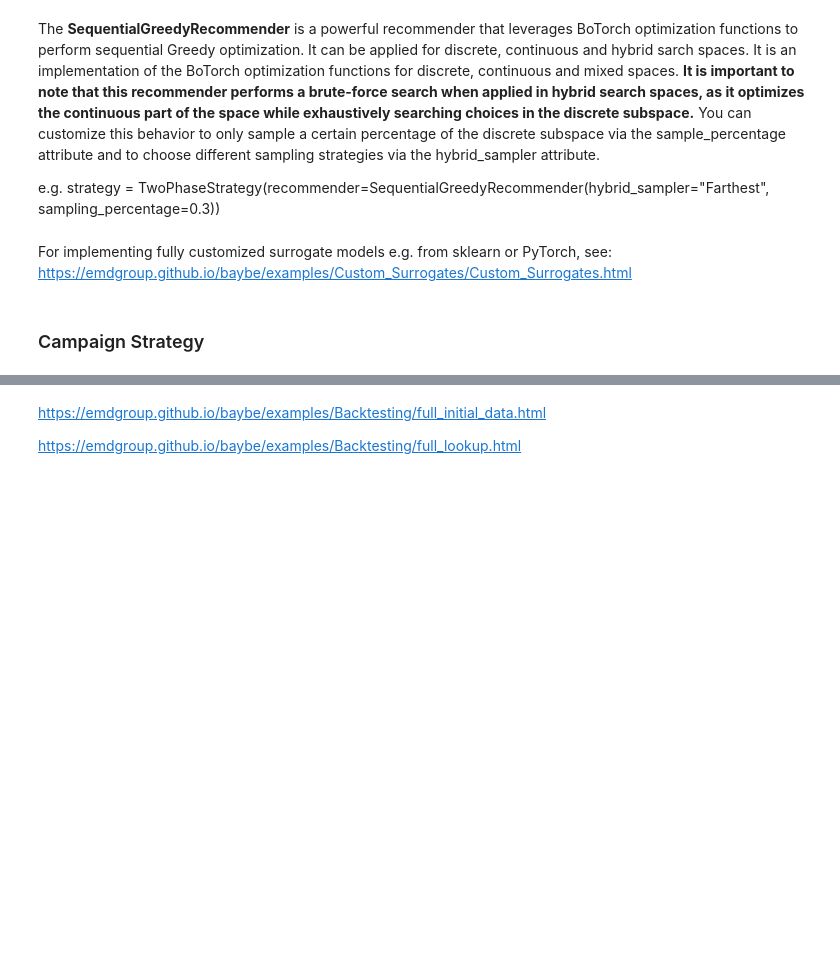
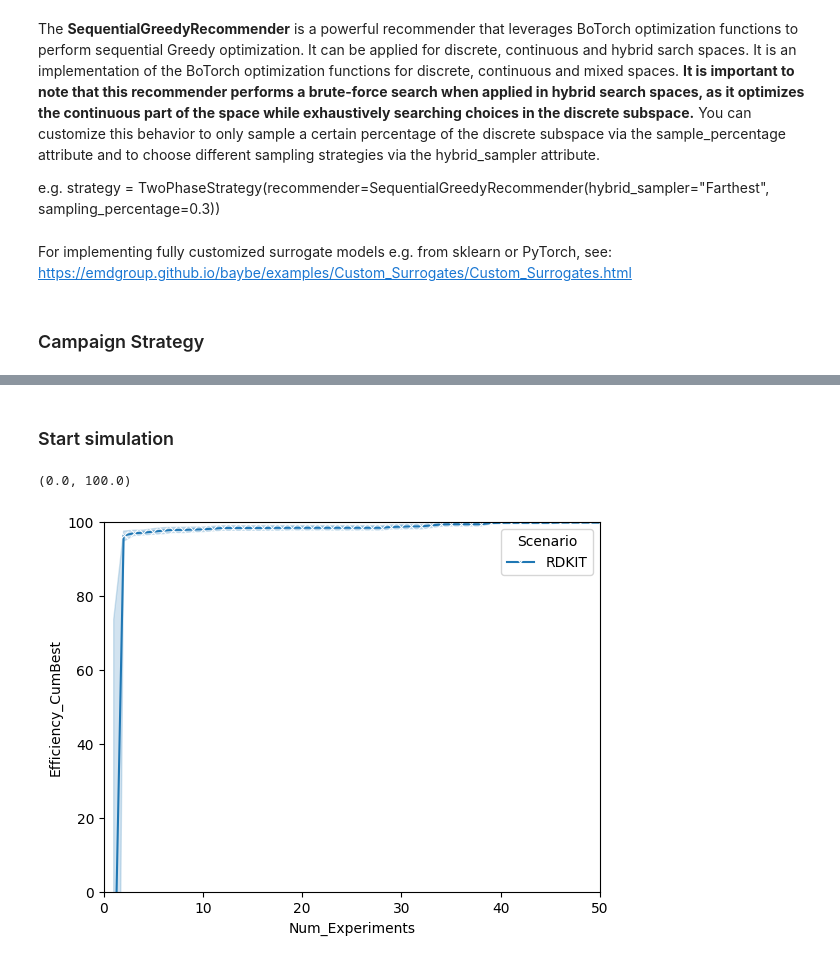
Before and after one commit to AC-BO-Hackathon/project-surface-science-syndicate, a Jupyter notebook: Alex6022/baybe-inhibitor.ipynb, the cells around one changed output, grey strips where cells are left out. Saved outputs shown, nothing was run; the diff lists cells and outputs as text; code cells hidden in the pictures; blank space fills up the shorter version.

Commit message:
Fully implemented simulation

```diff
--- a/Alex6022/baybe-inhibitor.ipynb
+++ b/Alex6022/baybe-inhibitor.ipynb
@@ -124,0 +138,4 @@ searchspace = SearchSpace.from_product(parameters)
+# %%
+searchspace_mordred = SearchSpace.from_dataframe(df.drop("Efficiency", axis = 1), mordred_parameters)
+searchspace_rdkit = SearchSpace.from_dataframe(df.drop("Efficiency", axis = 1), rdkit_parameters)
+searchspace_morganfp = SearchSpace.from_dataframe(df.drop("Efficiency", axis = 1), morganfp_parameters)
@@ -234,4 +183,44 @@ https://emdgroup.github.io/baybe/userguide/transfer_learning.html
-# %% [markdown]
-https://emdgroup.github.io/baybe/examples/Backtesting/full_initial_data.html
-
-https://emdgroup.github.io/baybe/examples/Backtesting/full_lookup.html
+# %%
+from baybe.strategies import TwoPhaseStrategy
+from baybe import Campaign
+
+campaign_rdkit = Campaign(searchspace_rdkit, objective)
+campaign_mordred = Campaign(searchspace_mordred, objective)
+campaign_morganfp = Campaign(searchspace_morganfp, objective)
+# %% [markdown]
+### Start simulation
+# %%
+scenarios = {
+    "RDKIT" : campaign_rdkit,
+    "MORDRED" : campaign_mordred,
+    "MORGAN_FP" : campaign_morganfp,
+}
+# %%
+from baybe.simulation import simulate_scenarios
+
+N_MC_ITERATIONS = 10
+N_DOE_ITERATIONS = 50
+BATCH_SIZE = 1
+
+results = simulate_scenarios(
+    scenarios,
+    df,
+    batch_size=BATCH_SIZE,
+    n_doe_iterations=N_DOE_ITERATIONS,
+    n_mc_iterations=N_MC_ITERATIONS,
+    impute_mode="best",
+)
+# %%
+sns.lineplot(
+    data=results,
+    x="Num_Experiments",
+    y="Efficiency_CumBest",
+    hue="Scenario",
+    marker="x",
+)
+
+plt.xlim(0, N_DOE_ITERATIONS)
+plt.ylim(0, 100)
+# %% [output]
+(0.0, 100.0)
+[figure, added]
```
Also changed, not shown: parts of 23 cells of this notebook.
